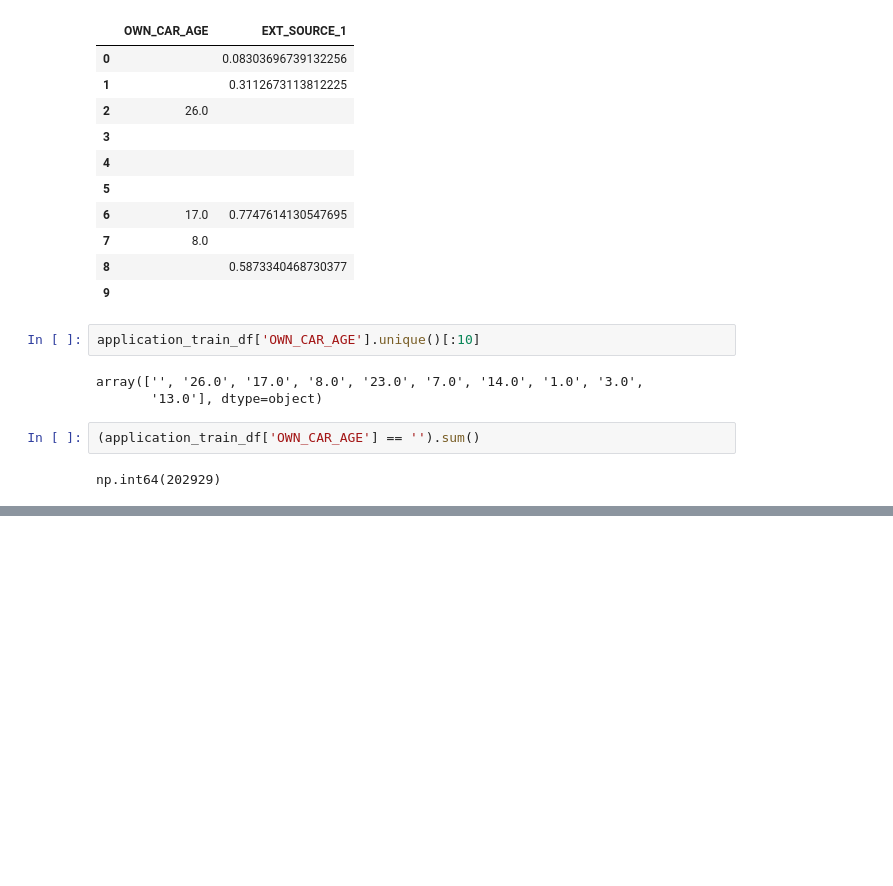
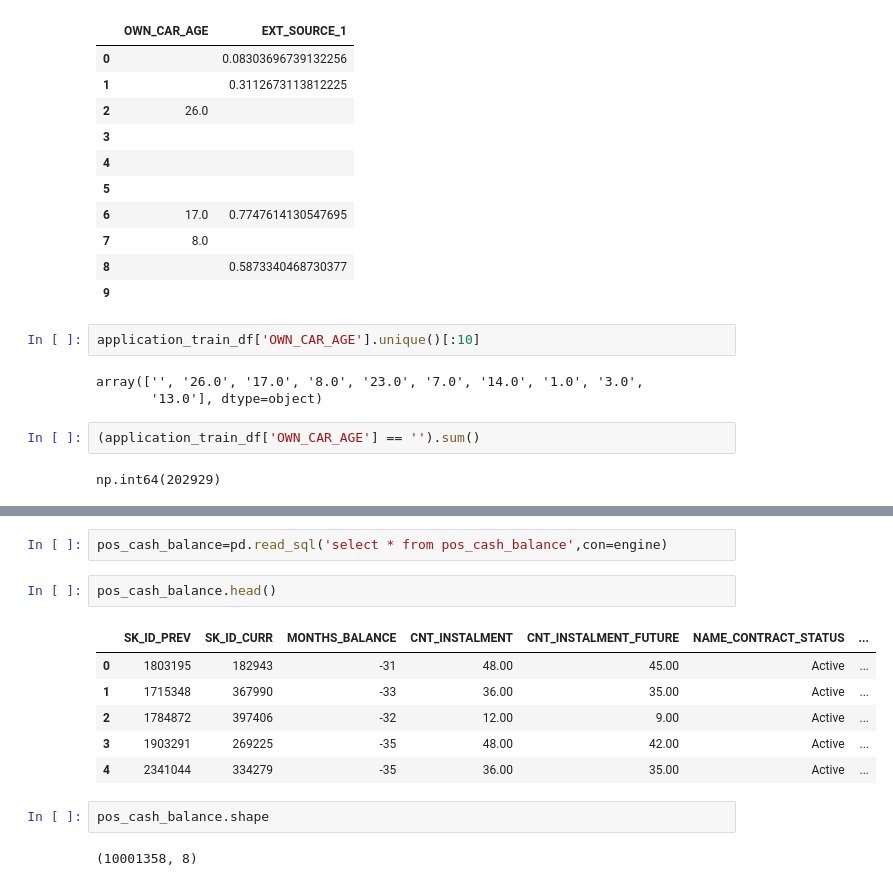
Before and after one commit to Roxy099/data_science_project, a Jupyter notebook: notebooks/01_data_understanding.ipynb, the cells around one changed output, grey strips where cells are left out. Cells and saved outputs as stored; diff of their text form; blank space fills up the shorter version.

```diff
--- a/notebooks/01_data_understanding.ipynb
+++ b/notebooks/01_data_understanding.ipynb
@@ -108,0 +208,15 @@ np.int64(202929)
+# %%
+pos_cash_balance=pd.read_sql('select * from pos_cash_balance',con=engine)
+# %%
+pos_cash_balance.head()
+# %% [output]
+|  | SK_ID_PREV | SK_ID_CURR | MONTHS_BALANCE | CNT_INSTALMENT | CNT_INSTALMENT_FUTURE | NAME_CONTRACT_STATUS | ... |
+| 0 | 1803195 | 182943 | -31 | 48.00 | 45.00 | Active | ... |
+| 1 | 1715348 | 367990 | -33 | 36.00 | 35.00 | Active | ... |
+| 2 | 1784872 | 397406 | -32 | 12.00 | 9.00 | Active | ... |
+| 3 | 1903291 | 269225 | -35 | 48.00 | 42.00 | Active | ... |
+| 4 | 2341044 | 334279 | -35 | 36.00 | 35.00 | Active | ... |
+# %%
+pos_cash_balance.shape
+# %% [output]
+(10001358, 8)
```
Also changed, not shown: parts of 48 cells of this notebook, 1 other file.
